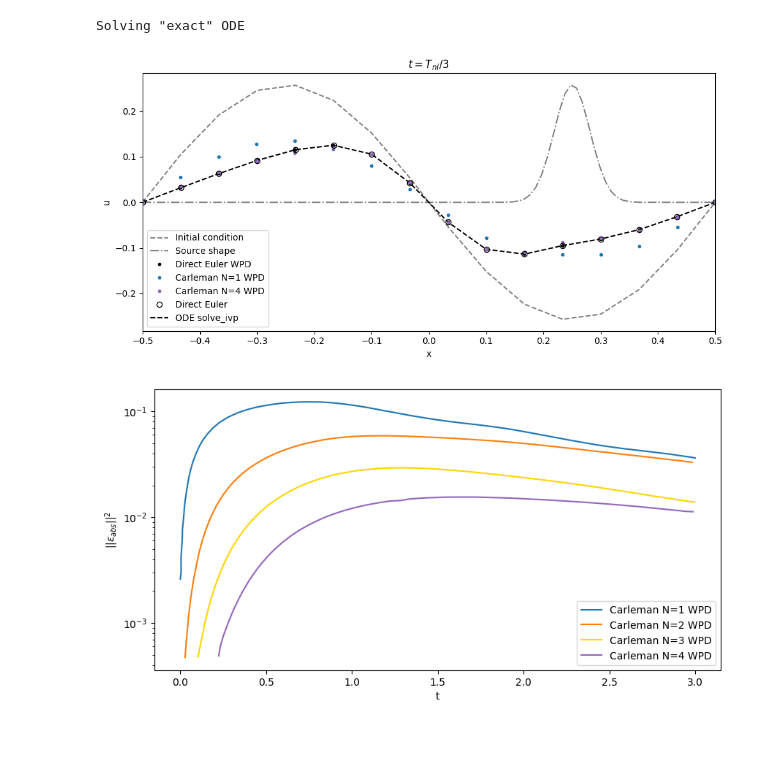
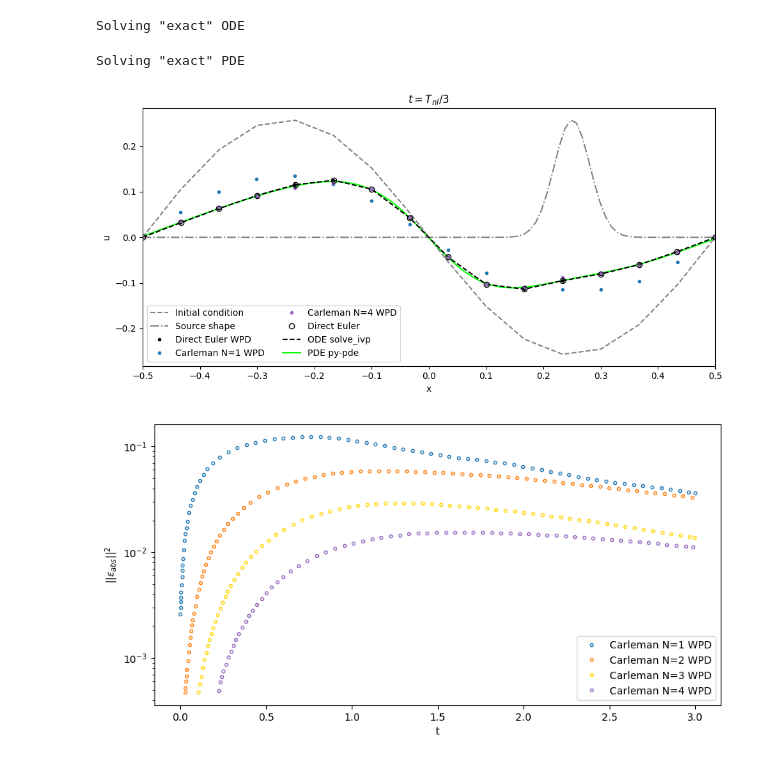
Before and after one commit to RePlasma/LiuCarleman2021, a Jupyter notebook: carleman_burgers.ipynb, the cells around one changed output. Cells and saved outputs as stored; diff of their text form; code cells hidden in the pictures.

Commit message:
add pde solver

```diff
--- a/carleman_burgers.ipynb
+++ b/carleman_burgers.ipynb
@@ -30,11 +37,10 @@ def kronp(A,k):
     return B
 
 # Simulation parameters
-
 nx = 16; # Spatial discretization for Euler's method
 nt = 4000; # Temporal discretization for Euler's method
 nx_pde = 100; # Spatial discretization for the pdepe solver
-nt_pde = 40000; # Temporal discretization for the pdepe solver
+nt_pde = 8000; # Temporal discretization for the pdepe solver, originally 40000
 
 Re0 = 20; # Desired Reynolds number
 L0 = 1; # Domain length
@@ -42,13 +48,14 @@ U0 = 1/sqrt(nx-1); # Initial maximum velocity
 beta = 0; # Linear damping coefficient
 f = 1; # Number of oscillations of the sinusoidal initial condition inside the domain
 T = 3; # Simulation time
+
+# driver source
 def F0_fun(t,x): return U0*exp(-(x-L0/4)**2/(2*(L0/32)**2)) * cos(2*pi*t); # Source function.
 
 N_max = 4; # Maximum Carleman truncation level
 ode_deg = 2; # Degree of the Carleman ODE, should not be changed
 
 # Initialize
-
 Ns = np.arange(1,N_max+1,1); # Truncation levels
 
 nu = U0*L0/Re0; # Viscosity
@@ -221,3 +213,39 @@ for k in range(nt):
+# %%
+print('Solving "exact" PDE\n');
+class BurgersPDE(PDEBase):
+    """py-pde Burger's equation"""
+    def evolution_rate(self, state, t=0):
+        """implement the python version of the evolution equation"""
+        assert state.grid.dim == 1  # ensure the state is one-dimensional
+        u = state
+        grad_x = state.gradient("auto_periodic_neumann")[0]
+        return -u*grad_x + nu*u.laplace("auto_periodic_neumann") + F0_fun(t,xs_pde) #"auto_periodic_neumann"
+
+# initialize the equation and the space
+grid = CartesianGrid([[-0.5, 0.5]], [len(xs_pde)], periodic=True)
+state = ScalarField.from_expression(grid, "-{}*sin(2*pi*x)".format(U0))
+
+# solve the equation and store the trajectory
+eq = BurgersPDE()
+
+storage = MemoryStorage()
+eq.solve(state, t_range=T, dt=(T/(len(ts_pde)-1)), tracker=[storage.tracker((T/(len(ts_pde)-1)))])
+#plot_kymograph(storage)
+us_pde = np.array(storage.data)
+
+# Interpolate so we can compare with other solutions.
+# First interpolate over space, and then over time.
+us_pde_interp_temp = np.zeros((nt,nx_pde));
+for i in trange(nx_pde):
+    intaux = interpolate.interp1d(ts_pde,us_pde[:,i]);
+    us_pde_interp_temp[:,i] = intaux(ts)
+#
+us_pde_interp = np.zeros((nt,nx));
+for k in trange(nt):
+    intaux = interpolate.interp1d(xs_pde,us_pde_interp_temp[k,:]);
+    us_pde_interp[k,:] = intaux(xs)
+# %% [output]
+Solving "exact" PDE
 # %%
 m2 = sps.csr_matrix(([3,0], ([2,1], [1,3])), dtype=np.float)
 m2.eliminate_zeros()
@@ -363,35 +391,36 @@ datatmp = data['datasetColl'][0]['data']
 datatmp2 = np.array([datatmp[i]['value'] for i in range(len(datatmp))])
 indxs = np.argsort(datatmp2[:,0])
 plt.plot(datatmp2[:,0][indxs],datatmp2[:,1][indxs],'.', color='black', label='Direct Euler WPD')
 #
 datatmp = data['datasetColl'][1]['data']
 datatmp2 = np.array([datatmp[i]['value'] for i in range(len(datatmp))])
 indxs = np.argsort(datatmp2[:,0])
 plt.plot(datatmp2[:,0][indxs],datatmp2[:,1][indxs],'.', color='tab:blue', label='Carleman N=1 WPD')
 #
 datatmp = data['datasetColl'][2]['data']
 datatmp2 = np.array([datatmp[i]['value'] for i in range(len(datatmp))])
 indxs = np.argsort(datatmp2[:,0])
 plt.plot(datatmp2[:,0][indxs],datatmp2[:,1][indxs],'.', color='tab:purple', label='Carleman N=4 WPD')
 
 plt.plot(xs, us_e[i_plot,:],'ko', label=r'Direct Euler', markerfacecolor='none');
 plt.plot(xs, us_d[:,i_plot],'k--', label=r'ODE solve_ivp', zorder=-99);
+plt.plot(xs_pde, us_pde[i_plot_pde,:], color='lime', label=r'PDE py-pde', zorder=-999)
 """
 for N = [Ns(1) Ns(end)]
     ax.ColorOrderIndex = N;
     plot(xs,reshape(ys_c_N(N,i_plot,1:nx),nx,1),'-*','DisplayName',sprintf('Carleman at $T_{nl}/3$, $N=%d$',N));
 ylim([-max(abs(us_pde(1,:))), max(abs(us_pde(1,:)))]);
 """
-plt.legend()
+plt.legend(ncol=2)
 plt.title(r'$t=T_{nl}/3$')
 plt.xlabel(r'x')
 plt.ylabel(r'u')
 plt.xlim([-0.5,+0.5])
 plt.xticks(np.arange(-0.5,0.51,0.1))
 plt.tight_layout()
 plt.show()
 # %% [output]
-[figure, old version]
+[figure, new version]
 # %%
 # Error of each Carleman approach
 fig, ax = plt.subplots(nrows=1, ncols=1, figsize=(10, 5))
@@ -402,22 +431,22 @@ data = json.load(f)
 datatmp = data['datasetColl'][0]['data']
 datatmp2 = np.array([datatmp[i]['value'] for i in range(len(datatmp))])
 indxs = np.argsort(datatmp2[:,0])
-plt.plot(datatmp2[:,0][indxs],datatmp2[:,1][indxs],'-', markerfacecolor='none', color='tab:blue', label='Carleman N=1 WPD')
+plt.plot(datatmp2[:,0][indxs],datatmp2[:,1][indxs],'.', markerfacecolor='none', color='tab:blue', label='Carleman N=1 WPD')
 #
 datatmp = data['datasetColl'][1]['data']
 datatmp2 = np.array([datatmp[i]['value'] for i in range(len(datatmp))])
 indxs = np.argsort(datatmp2[:,0])
-plt.plot(datatmp2[:,0][indxs],datatmp2[:,1][indxs],'-', markerfacecolor='none', color='tab:orange', label='Carleman N=2 WPD')
+plt.plot(datatmp2[:,0][indxs],datatmp2[:,1][indxs],'.', markerfacecolor='none', color='tab:orange', label='Carleman N=2 WPD')
 #
 datatmp = data['datasetColl'][2]['data']
 datatmp2 = np.array([datatmp[i]['value'] for i in range(len(datatmp))])
 indxs = np.argsort(datatmp2[:,0])
-plt.plot(datatmp2[:,0][indxs],datatmp2[:,1][indxs],'-', markerfacecolor='none', color='gold', label='Carleman N=3 WPD')
+plt.plot(datatmp2[:,0][indxs],datatmp2[:,1][indxs],'.', markerfacecolor='none', color='gold', label='Carleman N=3 WPD')
 #
 datatmp = data['datasetColl'][3]['data']
 datatmp2 = np.array([datatmp[i]['value'] for i in range(len(datatmp))])
 indxs = np.argsort(datatmp2[:,0])
-plt.plot(datatmp2[:,0][indxs],datatmp2[:,1][indxs],'-', markerfacecolor='none', color='tab:purple', label='Carleman N=4 WPD')
+plt.plot(datatmp2[:,0][indxs],datatmp2[:,1][indxs],'.', markerfacecolor='none', color='tab:purple', label='Carleman N=4 WPD')
 
 plt.legend()
 plt.xlabel(r't')
@@ -425,7 +454,7 @@ plt.ylabel(r'$||\epsilon_{abs}||^2$')
 plt.yscale('log')
 plt.show()
 # %% [output]
-[figure, old version]
+[figure, new version]
 # %%
 # Plotting configuration
 set(groot, 'defaultAxesTickLabelInterpreter','latex'); set(groot, 'defaultLegendInterpreter','latex');
```
Also changed, not shown: parts of 3 cells of this notebook.
